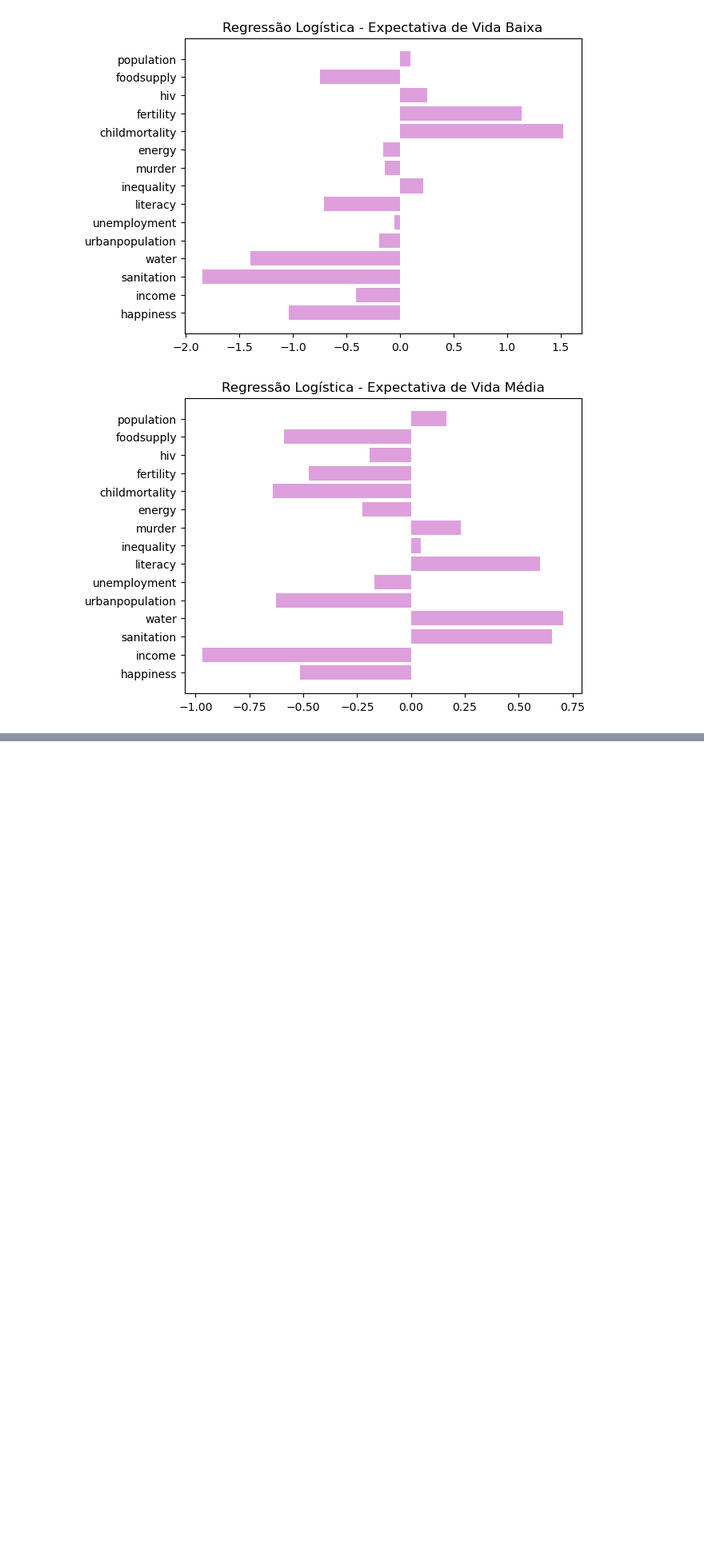
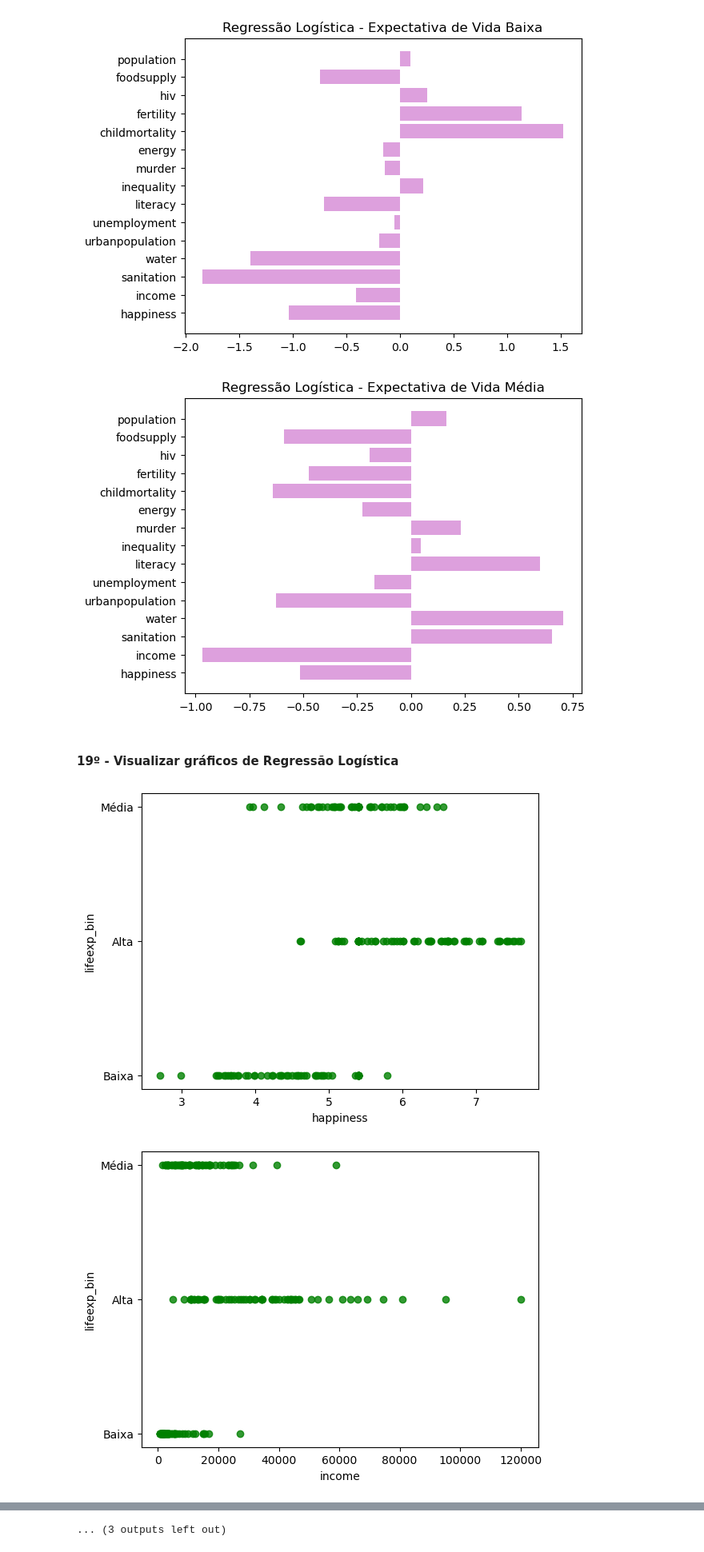
Before and after one commit to samarasaadi/world_data_classification, a Jupyter notebook: World Data - classification.ipynb, the cells around one changed output, grey strips where cells are left out. Shown at 80% size. Saved outputs shown, nothing was run; the diff lists cells and outputs as text; code cells hidden in the pictures; blank space fills up the shorter version.

```diff
--- a/World Data - classification.ipynb
+++ b/World Data - classification.ipynb
@@ -366,3 +375,12 @@ for i,c in enumerate(model_rl.classes_):
 [figure]
 [figure]
 [figure]
+# %% [markdown]
+#### 19º - Visualizar gráficos de Regressão Logística
+# %%
+for i in X.columns:
+    sns.regplot(x=df[i], y=df['lifeexp_bin'], data = df, fit_reg = False, color = 'green')
+    plt.show()
+# %% [output]
+[figure, added]
+[figure, added]
@@ -368,0 +397 @@ for i,c in enumerate(model_rl.classes_):
+... (3 outputs left out)
```
Also changed, not shown: parts of 21 cells of this notebook.
